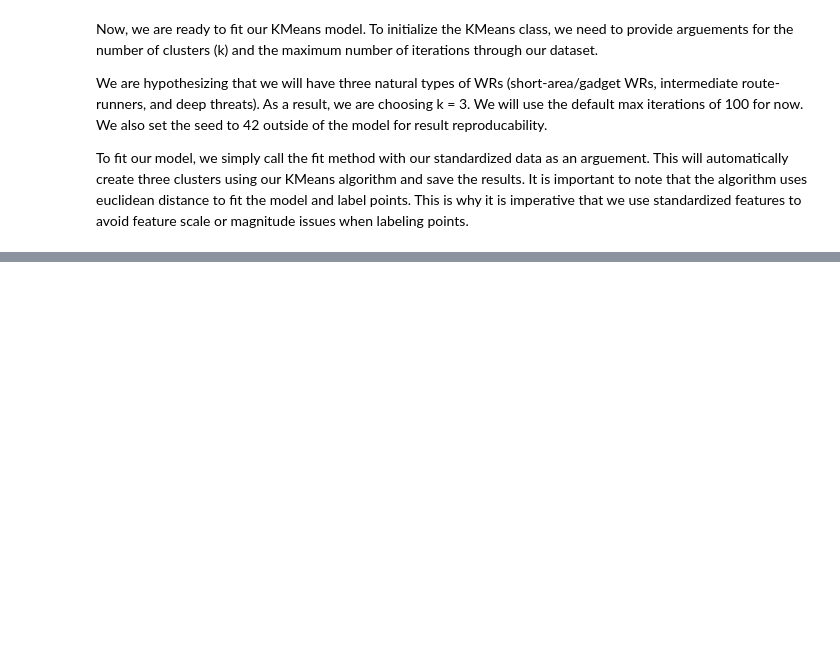
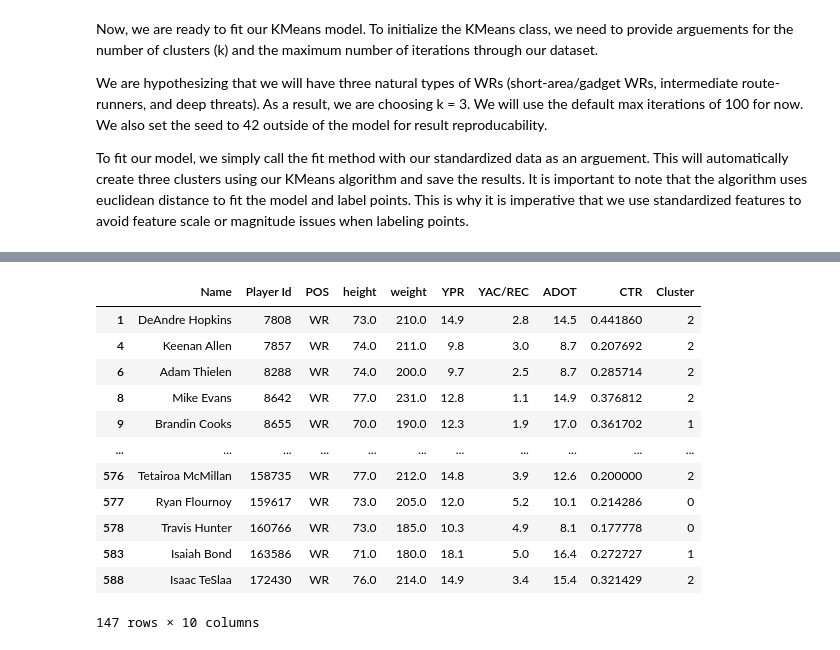
Before and after one commit to maxbasurto17/CMOR438-Project, a Jupyter notebook: examples/k_means_example.ipynb, the cells around one changed output, grey strips where cells are left out. Cells and saved outputs as stored; diff of their text form; code cells hidden in the pictures; blank space fills up the shorter version.

Commit message:
Fix kmeans example and add to examples directory

```diff
--- a/examples/k_means_example.ipynb
+++ b/examples/k_means_example.ipynb
@@ -73,7 +87,7 @@ features.head(5)
 Once we have developed and selected our features, we are ready to standardize our data. We will be using the rice_ml built in Standard Scaler to standardize our features and save the mean and standard deviation of each feature. Once we have finished clustering on the standardized data, we can reconstruct our cluster means for each feature.
 # %%
 scaler = rice_ml.StandardScaler()
-scaled_features = scaler.fit_transform(features[["height", "weight", "YPR", "YAC/REC", "ADOT", "CTR"]])
+scaled_features = scaler.fit_transform(features[["height", "weight", "YPR", "YAC/REC", "ADOT", "CTR"]]).to_numpy()
 # print first 5 rows of scaled features
 print(scaled_features[:5])
 # %% [output]
@@ -102,0 +180,19 @@ KeyError: "None of [Index([125, 51, 138], dtype='int64')] are in the [columns]"
+# %%
+# Label each player with their assigned cluster
+features["Cluster"] = kmeans.labels_
+# Display the features DataFrame with cluster labels
+features
+# %% [output]
+|  | Name | Player Id | POS | height | weight | YPR | YAC/REC | ADOT | CTR | Cluster |
+| 1 | DeAndre Hopkins | 7808 | WR | 73.0 | 210.0 | 14.9 | 2.8 | 14.5 | 0.441860 | 2 |
+| 4 | Keenan Allen | 7857 | WR | 74.0 | 211.0 | 9.8 | 3.0 | 8.7 | 0.207692 | 2 |
+| 6 | Adam Thielen | 8288 | WR | 74.0 | 200.0 | 9.7 | 2.5 | 8.7 | 0.285714 | 2 |
+| 8 | Mike Evans | 8642 | WR | 77.0 | 231.0 | 12.8 | 1.1 | 14.9 | 0.376812 | 2 |
+| 9 | Brandin Cooks | 8655 | WR | 70.0 | 190.0 | 12.3 | 1.9 | 17.0 | 0.361702 | 1 |
+| ... | ... | ... | ... | ... | ... | ... | ... | ... | ... | ... |
+| 576 | Tetairoa McMillan | 158735 | WR | 77.0 | 212.0 | 14.8 | 3.9 | 12.6 | 0.200000 | 2 |
+| 577 | Ryan Flournoy | 159617 | WR | 73.0 | 205.0 | 12.0 | 5.2 | 10.1 | 0.214286 | 0 |
+| 578 | Travis Hunter | 160766 | WR | 73.0 | 185.0 | 10.3 | 4.9 | 8.1 | 0.177778 | 0 |
+| 583 | Isaiah Bond | 163586 | WR | 71.0 | 180.0 | 18.1 | 5.0 | 16.4 | 0.272727 | 1 |
+| 588 | Isaac TeSlaa | 172430 | WR | 76.0 | 214.0 | 14.9 | 3.4 | 15.4 | 0.321429 | 2 |
+147 rows × 10 columns
```
Also changed, not shown: parts of 9 cells of this notebook.
